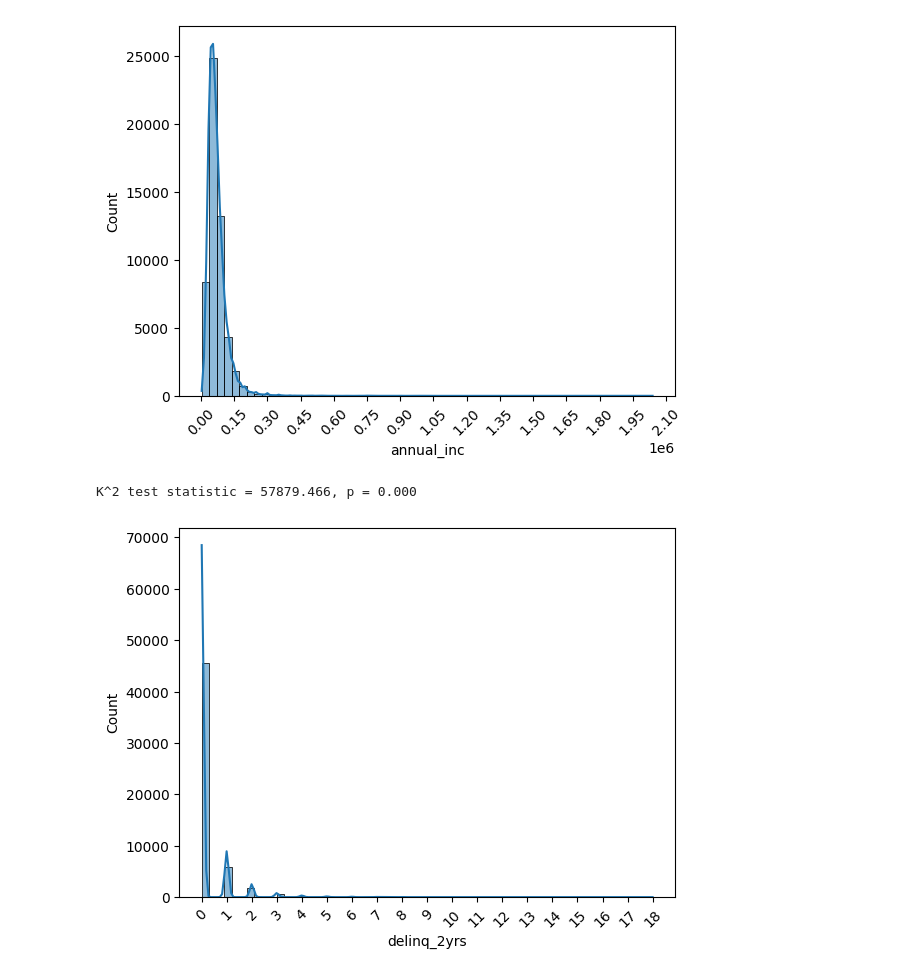
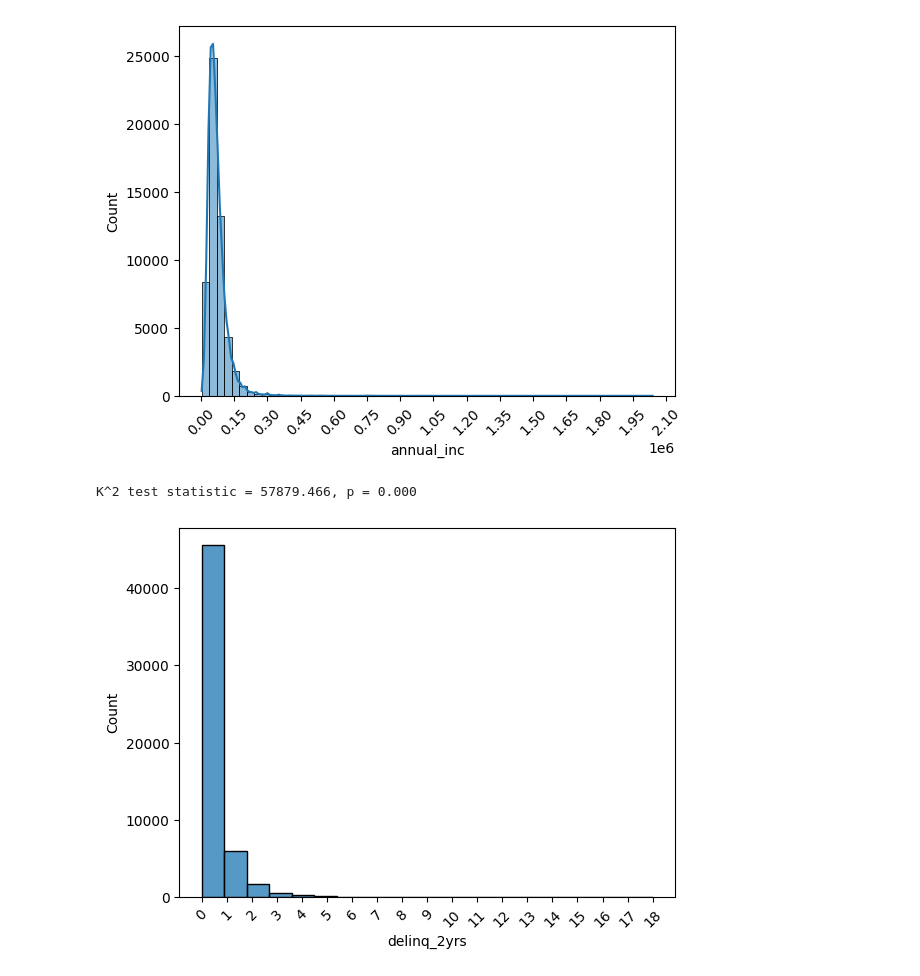
Before and after one commit to armazzer/customer_loans, a Jupyter notebook: skew_review.ipynb, the cells around one changed output. Cells and saved outputs as stored; diff of their text form; code cells hidden in the pictures.

Commit message:
Updates skew_review.ipynb. Continues analysis

```diff
--- a/skew_review.ipynb
+++ b/skew_review.ipynb
@@ -89,8 +92,8 @@ class SkewCheck(plots.Plotter):
      super().__init__(data)
      self.skew_dict = {}
 
-   def skew_check(self, column, bins=20, rot=45, num_labels=20):
-      self.histogram(column, bins).format_hist(rot, num_labels)
+   def skew_check(self, column, bins=20, kde=True, rot=45, num_labels=20):
+      self.histogram(column, bins, kde).format_hist(rot, num_labels)
       k2 = self.k2_test(column)
       self.skew_dict[column] = k2
 
@@ -128,7 +145,7 @@ skew_info.skew_check("annual_inc", 60)
 K^2 test statistic = 80484.555, p = 0.000
 [figure]
 # %%
-skew_info.skew_check("delinq_2yrs", 60)
+skew_info.skew_check("delinq_2yrs", 20, False)
 # %% [output]
 K^2 test statistic = 57879.466, p = 0.000
-[figure, old version]
+[figure, new version]
```
Also changed, not shown: parts of 13 cells of this notebook.
